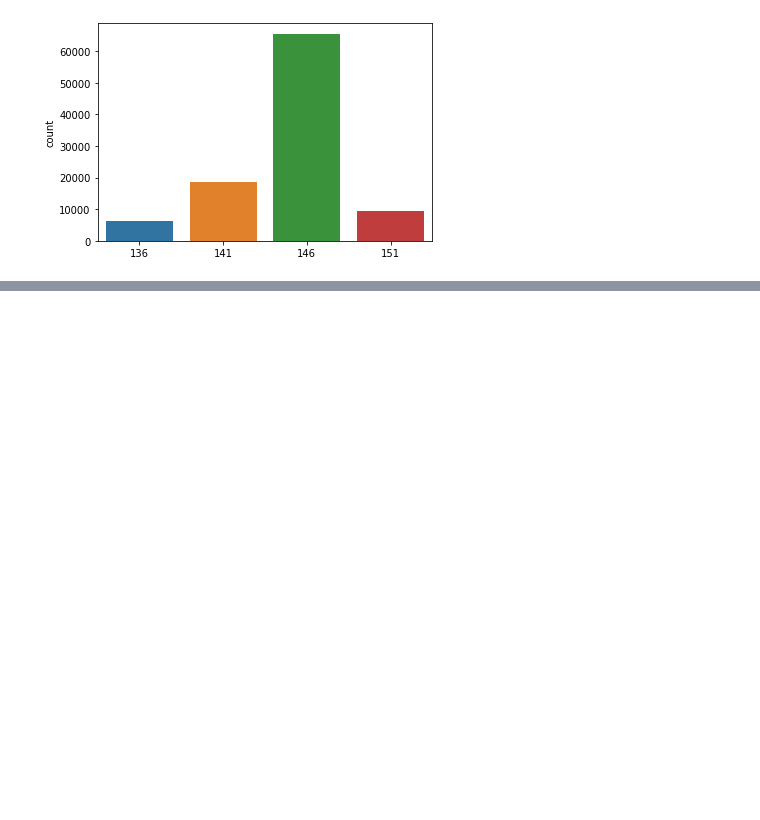
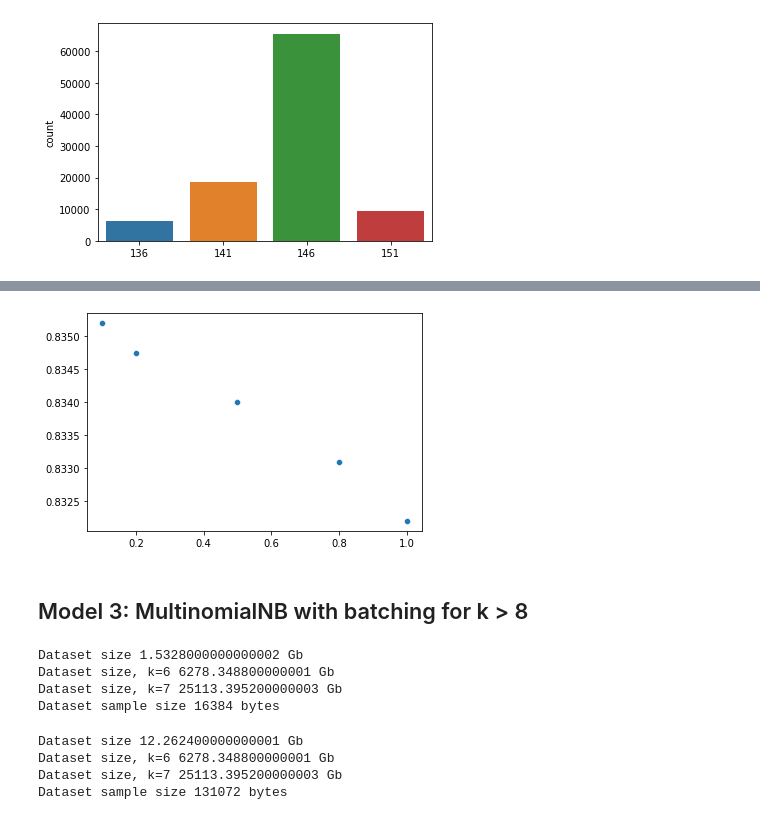
Before and after one commit to tlysenko/ML-notebooks, a Jupyter notebook: Antibioitic_resistance_kaggle.ipynb, the cells around one changed output, grey strips where cells are left out. Cells and saved outputs as stored; diff of their text form; code cells hidden in the pictures; blank space fills up the shorter version.

```diff
--- a/Antibioitic_resistance_kaggle.ipynb
+++ b/Antibioitic_resistance_kaggle.ipynb
@@ -187,0 +392,7 @@ print("'int' vectorized question:",
+# %%
+X, y = DataPrepCntVct(k=7)
+alphaRange = [0.1, 0.2, 0.5, 0.8, 1]
+accuracy_ = []
+for alpha in alphaRange:
+  acc = MNB(X,y, alpha)
+  accuracy_.append(acc)
@@ -187,0 +403,4 @@ print("'int' vectorized question:",
+# %%
+sns.scatterplot(x = alphaRange, y = accuracy_);
+# %% [output]
+[figure, added]
@@ -187,0 +409,2 @@ print("'int' vectorized question:",
+# %% [markdown]
+## Model 3: MultinomialNB with batching for k > 8
@@ -187,0 +413,24 @@ print("'int' vectorized question:",
+# %%
+# Size of my data
+print('Dataset size', X.size*X.itemsize*10**(-9), 'Gb')
+print('Dataset size, k=6', X.size*(4**6)*10**(-9), 'Gb')
+print('Dataset size, k=7', X.size*(4**7)*10**(-9), 'Gb')
+
+print('Dataset sample size', X.itemsize*(4**7), 'bytes')
+# %% [output]
+Dataset size 1.5328000000000002 Gb
+Dataset size, k=6 6278.348800000001 Gb
+Dataset size, k=7 25113.395200000003 Gb
+Dataset sample size 16384 bytes
+# %%
+# Size of my data
+print('Dataset size', X.size*X.itemsize*10**(-9), 'Gb')
+print('Dataset size, k=6', X.size*(4**6)*10**(-9), 'Gb')
+print('Dataset size, k=7', X.size*(4**7)*10**(-9), 'Gb')
+
+print('Dataset sample size', X.itemsize*(4**7), 'bytes')
+# %% [output]
+Dataset size 12.262400000000001 Gb
+Dataset size, k=6 6278.348800000001 Gb
+Dataset size, k=7 25113.395200000003 Gb
+Dataset sample size 131072 bytes
```
Also changed, not shown: parts of 55 cells of this notebook.
